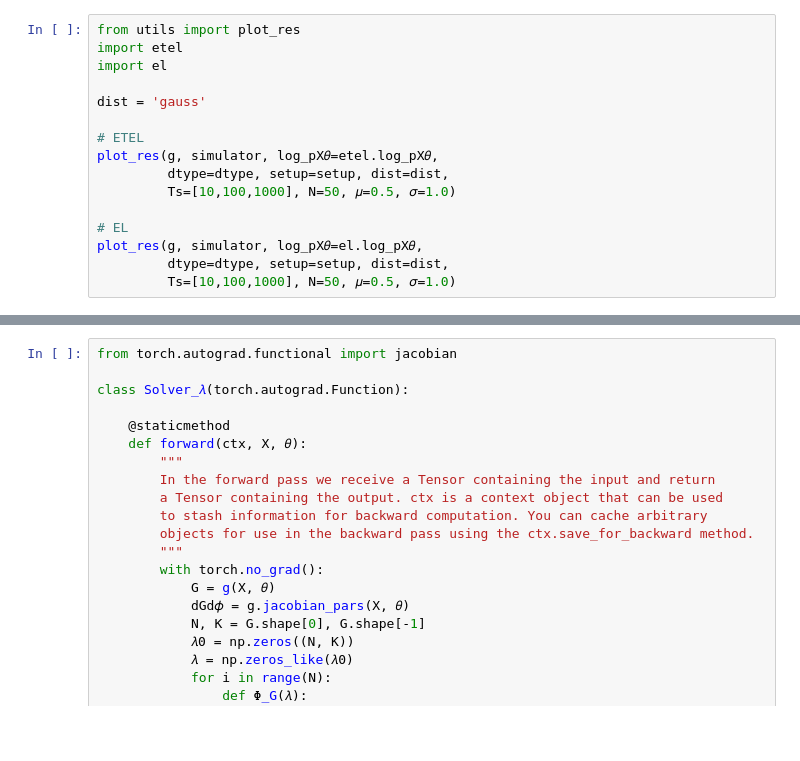
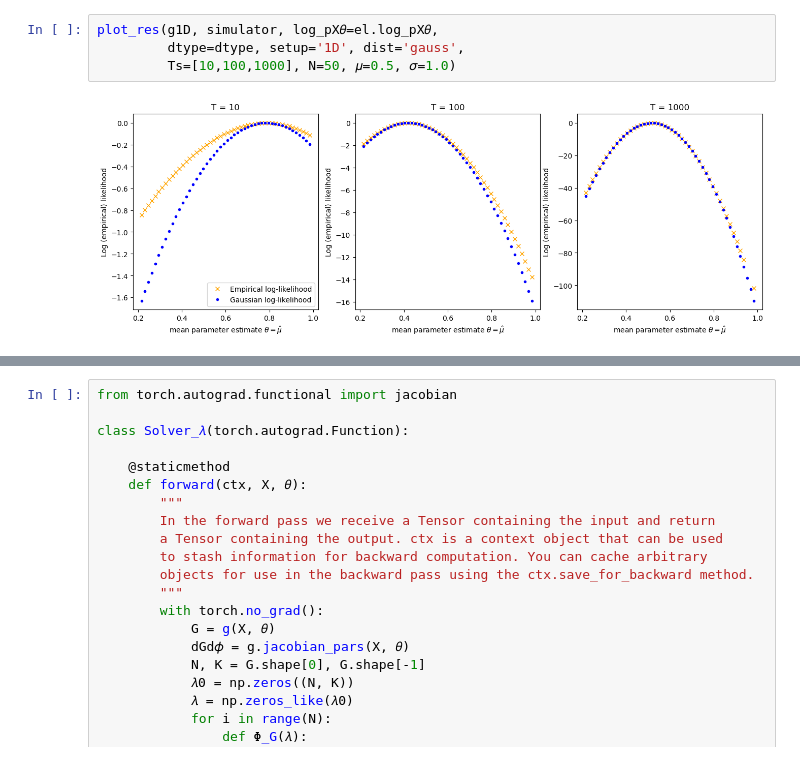
Before and after one commit to mnonnenm/BETELchoose, a Jupyter notebook: dev.ipynb, the cells around one changed output, grey strips where cells are left out. Cells and saved outputs as stored; diff of their text form; blank space fills up the shorter version.

```diff
--- a/dev.ipynb
+++ b/dev.ipynb
@@ -118,16 +40,6 @@ g.load_state_dict(d)
 # %%
-from utils import plot_res
-import etel
-import el
-
-dist = 'gauss'
-
-# ETEL
-plot_res(g, simulator, log_pX𝜃=etel.log_pX𝜃,
-         dtype=dtype, setup=setup, dist=dist,
+plot_res(g1D, simulator, log_pX𝜃=el.log_pX𝜃,
+         dtype=dtype, setup='1D', dist='gauss',
          Ts=[10,100,1000], N=50, 𝜇=0.5, 𝜎=1.0)
-
-# EL
-plot_res(g, simulator, log_pX𝜃=el.log_pX𝜃,
-         dtype=dtype, setup=setup, dist=dist,
-         Ts=[10,100,1000], N=50, 𝜇=0.5, 𝜎=1.0)
+# %% [output]
+[figure, added]
```
Also changed, not shown: parts of 23 cells of this notebook.
